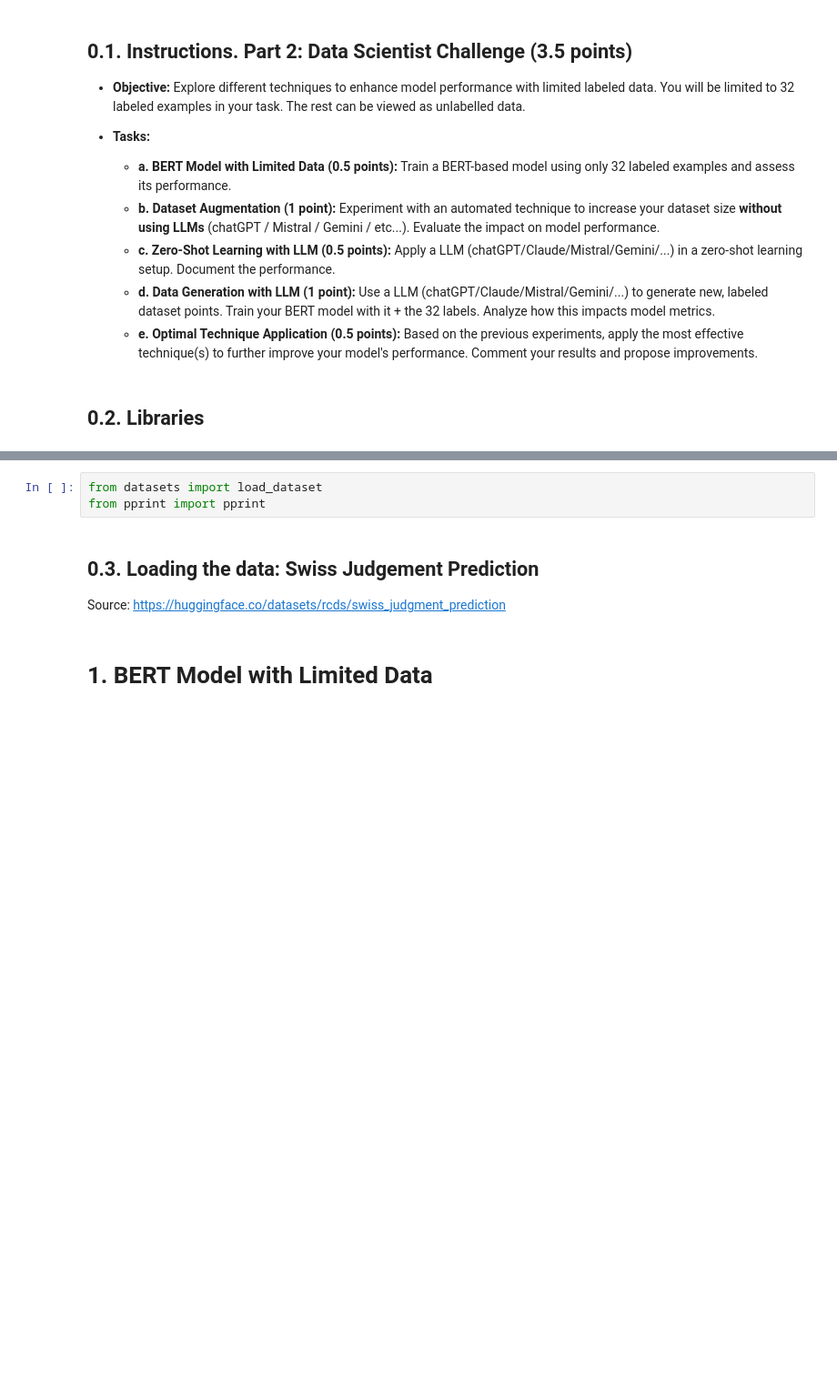
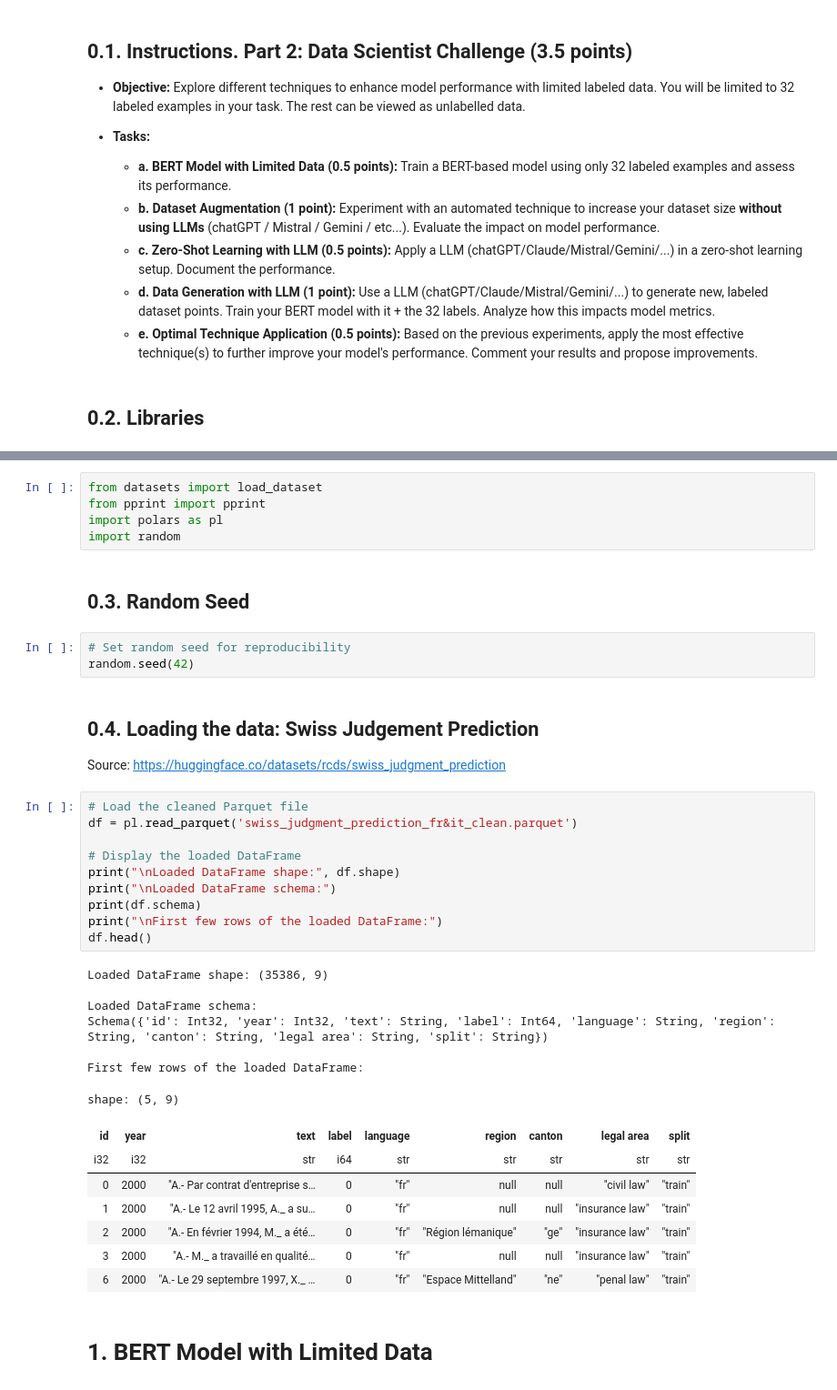
Before and after one commit to pablo-fdz/adv_nlp_final_assessment, a Jupyter notebook: part_2_ds_challenge.ipynb, the cells around one changed output, grey strips where cells are left out. Shown at 91% size. Drawn from its saved outputs; the diff is of its cells as text; blank space fills up the shorter version.

```diff
--- a/part_2_ds_challenge.ipynb
+++ b/part_2_ds_challenge.ipynb
@@ -16,10 +27,42 @@
 # %%
 from datasets import load_dataset
 from pprint import pprint
+import polars as pl
+import random
+# %% [markdown]
+## 0.3. Random Seed
+# %%
+# Set random seed for reproducibility
+random.seed(42)
 # %% [markdown]
-## 0.3. Loading the data: Swiss Judgement Prediction
+## 0.4. Loading the data: Swiss Judgement Prediction
 
 Source: https://huggingface.co/datasets/rcds/swiss_judgment_prediction
+# %%
+# Load the cleaned Parquet file
+df = pl.read_parquet('swiss_judgment_prediction_fr&it_clean.parquet')
+
+# Display the loaded DataFrame
+print("\nLoaded DataFrame shape:", df.shape)
+print("\nLoaded DataFrame schema:")
+print(df.schema)
+print("\nFirst few rows of the loaded DataFrame:")
+df.head()
+# %% [output]
+Loaded DataFrame shape: (35386, 9)
+
+Loaded DataFrame schema:
+Schema({'id': Int32, 'year': Int32, 'text': String, 'label': Int64, 'language': String, 'region': String, 'canton': String, 'legal area': String, 'split': String})
+
+First few rows of the loaded DataFrame:
+shape: (5, 9)
+| id | year | text | label | language | region | canton | legal area | split |
+| i32 | i32 | str | i64 | str | str | str | str | str |
+| 0 | 2000 | "A.- Par contrat d'entreprise s… | 0 | "fr" | null | null | "civil law" | "train" |
+| 1 | 2000 | "A.- Le 12 avril 1995, A._ a su… | 0 | "fr" | null | null | "insurance law" | "train" |
+| 2 | 2000 | "A.- En février 1994, M._ a été… | 0 | "fr" | "Région lémanique" | "ge" | "insurance law" | "train" |
+| 3 | 2000 | "A.- M._ a travaillé en qualité… | 0 | "fr" | null | null | "insurance law" | "train" |
+| 6 | 2000 | "A.- Le 29 septembre 1997, X._ … | 0 | "fr" | "Espace Mittelland" | "ne" | "penal law" | "train" |
 # %% [markdown]
 # 1. BERT Model with Limited Data
 # %% [markdown]
```
Also changed, not shown: parts of 1 cell of this notebook, 3 other files.
